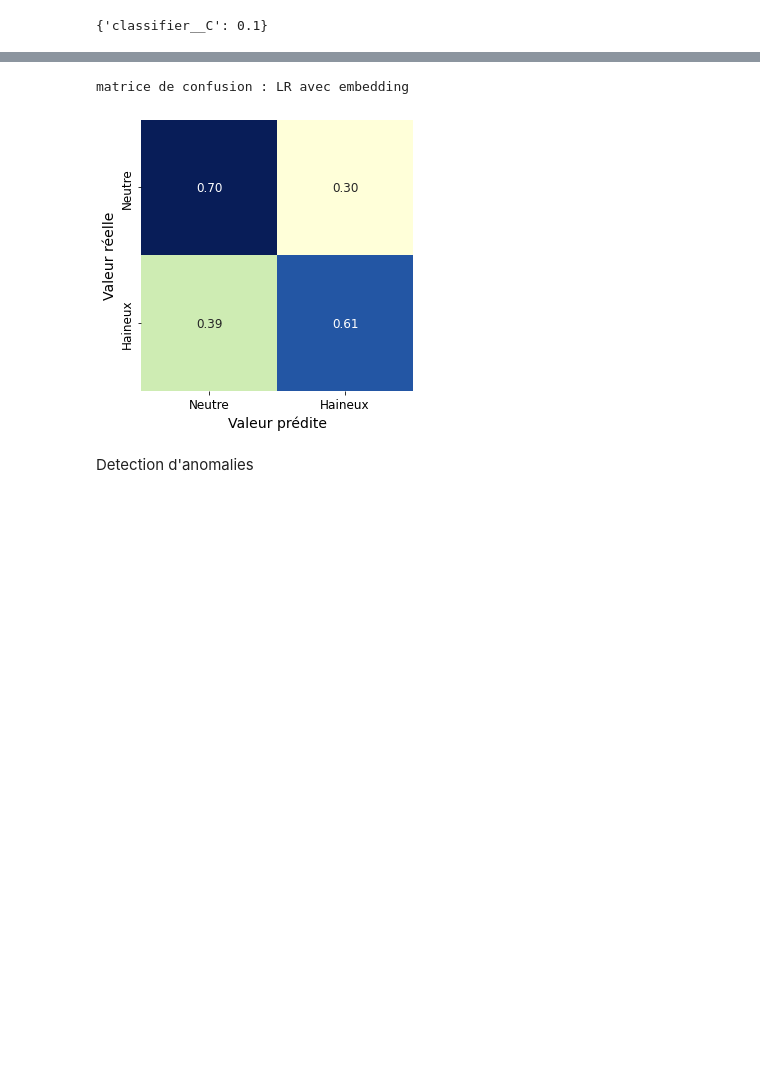
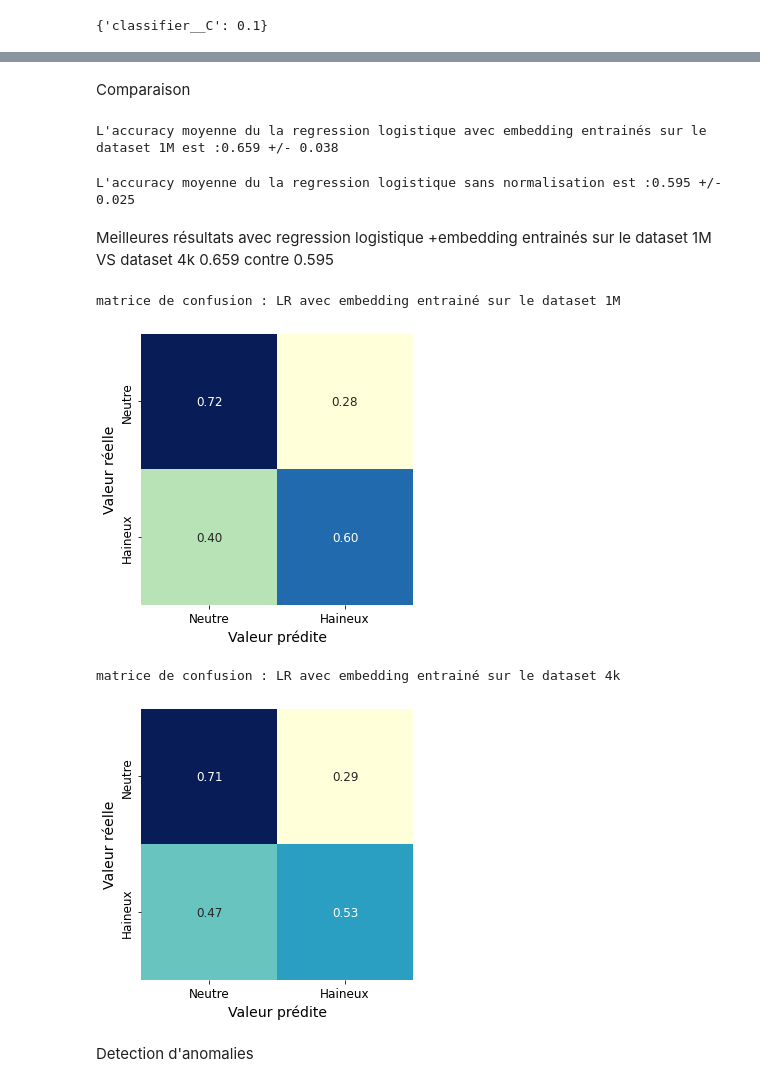
Before and after one commit to imenemes/IA-DETECTION-HAINE-, a Jupyter notebook: data_fr_embedding.ipynb, the cells around one changed output, grey strips where cells are left out. Drawn from its saved outputs; the diff is of its cells as text; code cells hidden in the pictures; blank space fills up the shorter version.

```diff
--- a/data_fr_embedding.ipynb
+++ b/data_fr_embedding.ipynb
@@ -262,0 +284,9 @@ la normalisation n'agit pas beaucoup sur les résultats avec gridsearch, la regr
+# %%
+from sklearn.model_selection import GridSearchCV
+
+param_grid = {
+    'classifier__C': (0.1,1,5,10)}
+model_gs_lr_4k = GridSearchCV(model_lr, param_grid=param_grid,
+                                 n_jobs=2, cv=10,scoring="balanced_accuracy")
+# %%
+model_gs_lr_4k.fit(X_2, target)
@@ -263,6 +323,28 @@ la normalisation n'agit pas beaucoup sur les résultats avec gridsearch, la regr
+# %% [markdown]
+Comparaison
+# %%
+cv_test_scores = cv_results_best['test_score']
+print(
+    "L'accuracy moyenne du la regression logistique avec embedding entrainés sur le dataset 1M est :"
+    f"{cv_test_scores.mean():.3f} +/- {cv_test_scores.std():.3f}\n")
+# %% [output]
+L'accuracy moyenne du la regression logistique avec embedding entrainés sur le dataset 1M est :0.659 +/- 0.038
+# %%
+cv_test_scores_4k = cv_results_4k['test_score']
+print(
+    "L'accuracy moyenne du la regression logistique sans normalisation est :"
+    f"{cv_test_scores_4k.mean():.3f} +/- {cv_test_scores_4k.std():.3f}"
+)
+# %% [output]
+L'accuracy moyenne du la regression logistique sans normalisation est :0.595 +/- 0.025
+# %% [markdown]
+Meilleures résultats avec regression logistique +embedding entrainés sur le dataset 1M VS dataset 4k 0.659 contre 0.595
 # %%
 y_pred = cross_val_predict(model_grid_search_lr.best_estimator_, X, target, cv=10)
 conf_mat = confusion_matrix(target, y_pred)
+# %%
+y_pred_4k = cross_val_predict(model_gs_lr_4k.best_estimator_, X_2, target, cv=10)
+conf_mat_4k = confusion_matrix(target, y_pred_4k)
 # %%
 def draw_mat(conf_mat,string):
   print(string)
@@ -277,10 +359,15 @@ def draw_mat(conf_mat,string):
   plt.xlabel(r'Valeur prédite',fontsize=14)
   plt.tick_params(labelsize=12)
 # %%
-draw_mat(conf_mat, "matrice de confusion : LR avec embedding")
+draw_mat(conf_mat, "matrice de confusion : LR avec embedding entrainé sur le dataset 1M")
 # %% [output]
-matrice de confusion : LR avec embedding
+matrice de confusion : LR avec embedding entrainé sur le dataset 1M
 [figure]
+# %%
+draw_mat(conf_mat_4k, "matrice de confusion : LR avec embedding entrainé sur le dataset 4k")
+# %% [output]
+matrice de confusion : LR avec embedding entrainé sur le dataset 4k
+[figure, added]
 # %% [markdown]
 Detection d'anomalies
 # %%
```
Also changed, not shown: parts of 38 cells of this notebook.
